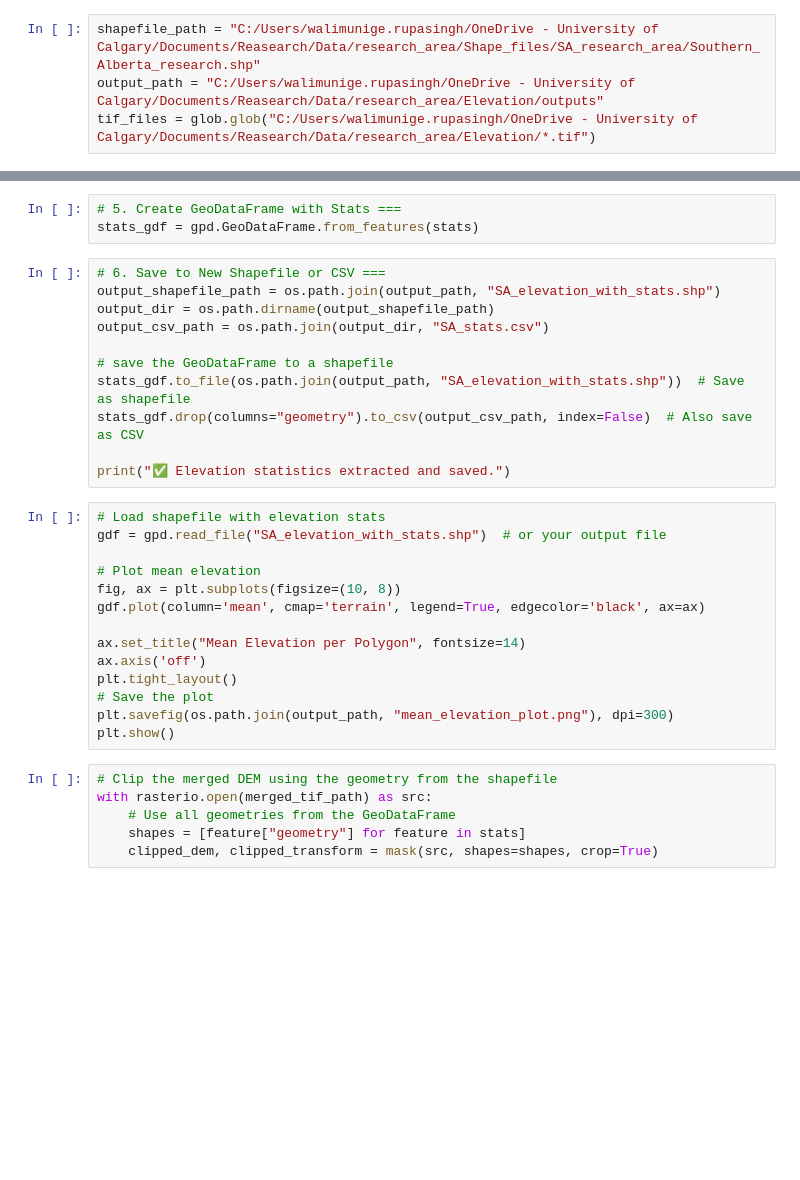
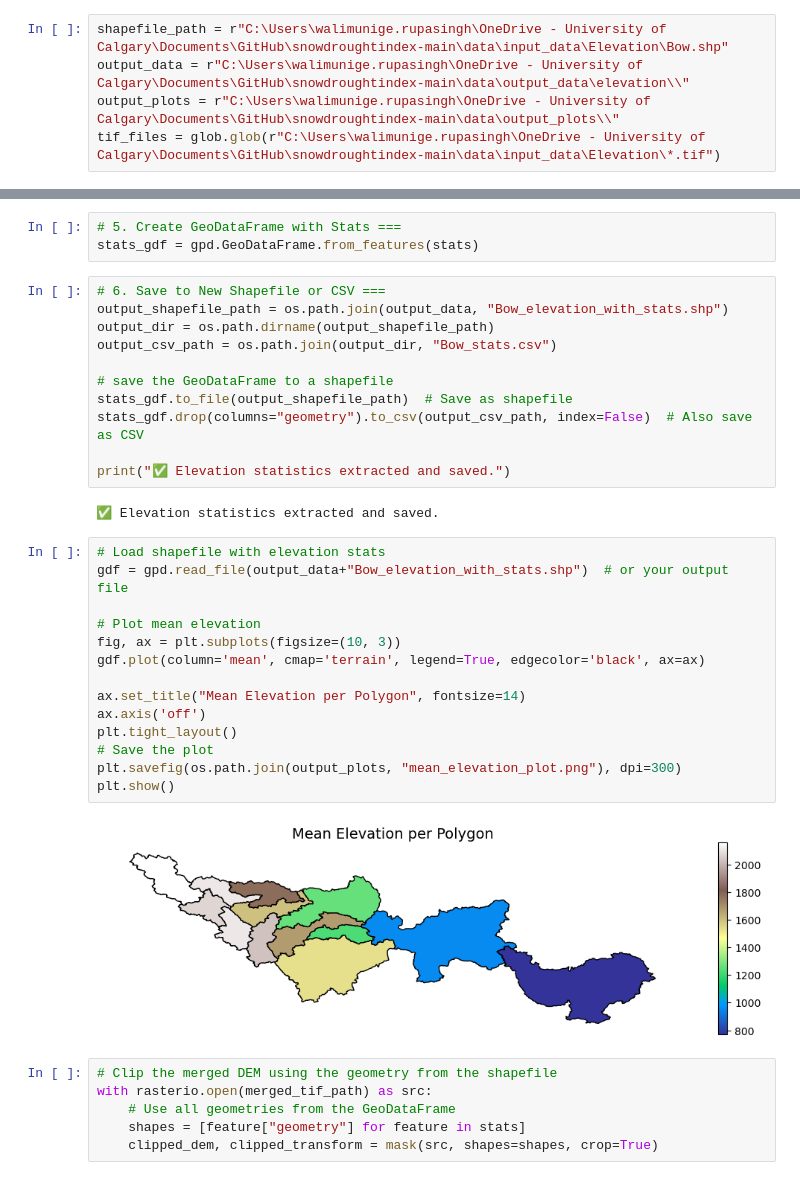
Before and after one commit to hasithajayamaha/snowdroughtindex-main, a Jupyter notebook: notebooks/workflows/4_Join_DEM_and_shapefile_Elevation.ipynb, the cells around one changed output, grey strips where cells are left out. Saved outputs shown, nothing was run; the diff lists cells and outputs as text; blank space fills up the shorter version.

```diff
--- a/notebooks/workflows/4_Join_DEM_and_shapefile_Elevation.ipynb
+++ b/notebooks/workflows/4_Join_DEM_and_shapefile_Elevation.ipynb
@@ -12,6 +38,7 @@ import matplotlib.pyplot as plt
 # %%
-shapefile_path = "C:/Users/walimunige.rupasingh/OneDrive - University of Calgary/Documents/Reasearch/Data/research_area/Shape_files/SA_research_area/Southern_Alberta_research.shp"
-output_path = "C:/Users/walimunige.rupasingh/OneDrive - University of Calgary/Documents/Reasearch/Data/research_area/Elevation/outputs"
-tif_files = glob.glob("C:/Users/walimunige.rupasingh/OneDrive - University of Calgary/Documents/Reasearch/Data/research_area/Elevation/*.tif")
+shapefile_path = r"C:\Users\walimunige.rupasingh\OneDrive - University of Calgary\Documents\GitHub\snowdroughtindex-main\data\input_data\Elevation\Bow.shp"
+output_data = r"C:\Users\walimunige.rupasingh\OneDrive - University of Calgary\Documents\GitHub\snowdroughtindex-main\data\output_data\elevation\\"
+output_plots = r"C:\Users\walimunige.rupasingh\OneDrive - University of Calgary\Documents\GitHub\snowdroughtindex-main\data\output_plots\\"
+tif_files = glob.glob(r"C:\Users\walimunige.rupasingh\OneDrive - University of Calgary\Documents\GitHub\snowdroughtindex-main\data\input_data\Elevation\*.tif")
 # %%
 # 1. Load Shapefile ===
@@ -47,29 +74,33 @@ stats = zonal_stats(
 stats_gdf = gpd.GeoDataFrame.from_features(stats)
 # %%
 # 6. Save to New Shapefile or CSV ===
-output_shapefile_path = os.path.join(output_path, "SA_elevation_with_stats.shp")
+output_shapefile_path = os.path.join(output_data, "Bow_elevation_with_stats.shp")
 output_dir = os.path.dirname(output_shapefile_path)
-output_csv_path = os.path.join(output_dir, "SA_stats.csv")
+output_csv_path = os.path.join(output_dir, "Bow_stats.csv")
 
 # save the GeoDataFrame to a shapefile
-stats_gdf.to_file(os.path.join(output_path, "SA_elevation_with_stats.shp"))  # Save as shapefile
+stats_gdf.to_file(output_shapefile_path)  # Save as shapefile
 stats_gdf.drop(columns="geometry").to_csv(output_csv_path, index=False)  # Also save as CSV
 
 print("✅ Elevation statistics extracted and saved.")
+# %% [output]
+✅ Elevation statistics extracted and saved.
 # %%
 # Load shapefile with elevation stats
-gdf = gpd.read_file("SA_elevation_with_stats.shp")  # or your output file
+gdf = gpd.read_file(output_data+"Bow_elevation_with_stats.shp")  # or your output file
 
 # Plot mean elevation
-fig, ax = plt.subplots(figsize=(10, 8))
+fig, ax = plt.subplots(figsize=(10, 3))
 gdf.plot(column='mean', cmap='terrain', legend=True, edgecolor='black', ax=ax)
 
 ax.set_title("Mean Elevation per Polygon", fontsize=14)
 ax.axis('off')
 plt.tight_layout()
 # Save the plot
-plt.savefig(os.path.join(output_path, "mean_elevation_plot.png"), dpi=300)
+plt.savefig(os.path.join(output_plots, "mean_elevation_plot.png"), dpi=300)
 plt.show()
+# %% [output]
+[figure, added]
 # %%
 # Clip the merged DEM using the geometry from the shapefile
 with rasterio.open(merged_tif_path) as src:
```
Also changed, not shown: parts of 8 cells of this notebook, 3 other files.
